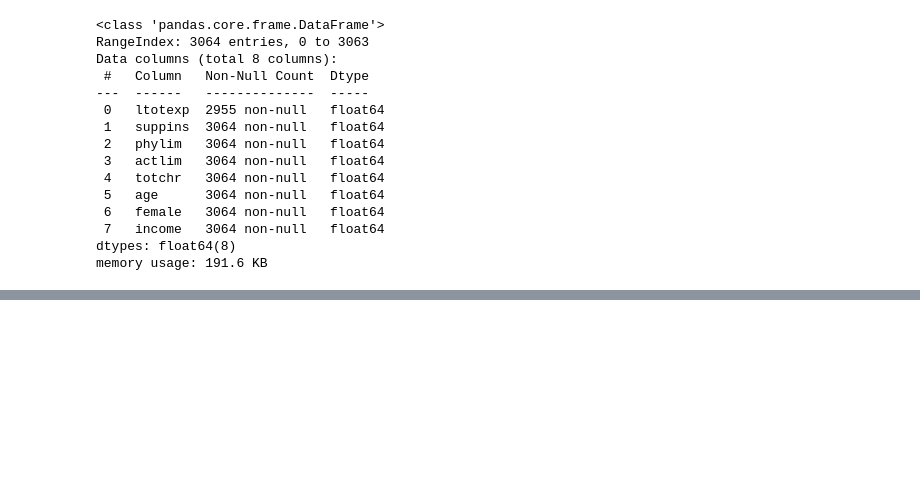
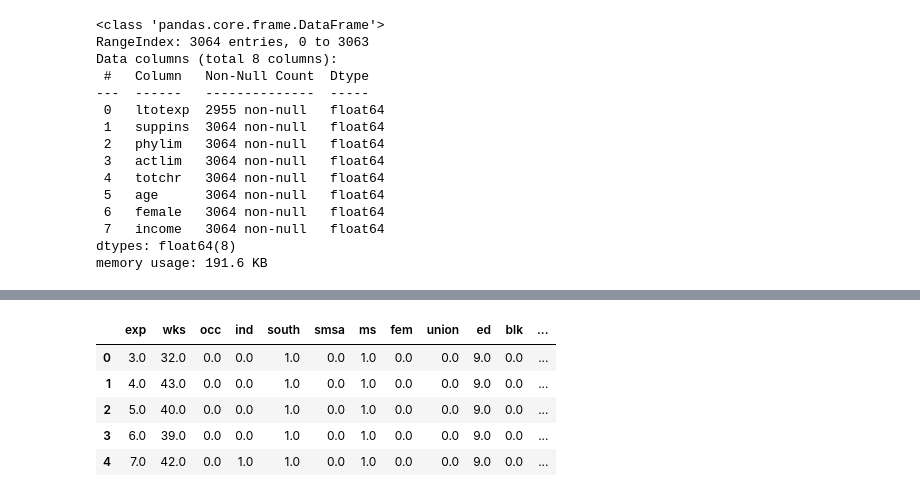
Before and after one commit to DavidGuzzi/MECMT09, a Jupyter notebook: clase_1.ipynb, the cells around one changed output, grey strips where cells are left out. Saved outputs shown, nothing was run; the diff lists cells and outputs as text; code cells hidden in the pictures; blank space fills up the shorter version.

```diff
--- a/clase_1.ipynb
+++ b/clase_1.ipynb
@@ -96,0 +121,19 @@ Notes:
+# %%
+import pandas as pd
+pd.set_option('display.max_columns', None)
+import pyreadstat as st
+import numpy as np
+import matplotlib.pyplot as plt
+
+
+path = r"C:\Users\HP\OneDrive\Escritorio\David Guzzi\DiTella\MEC\Materias\2025\2025 1T\[MT09] Econometría de Datos de Panel\Clases prácticas\PS 0-20250420\ps0_data\mus08psidextract.dta"
+
+df, meta = st.read_dta(path)
+df.head()
+# %% [output]
+|  | exp | wks | occ | ind | south | smsa | ms | fem | union | ed | blk | ... |
+| 0 | 3.0 | 32.0 | 0.0 | 0.0 | 1.0 | 0.0 | 1.0 | 0.0 | 0.0 | 9.0 | 0.0 | ... |
+| 1 | 4.0 | 43.0 | 0.0 | 0.0 | 1.0 | 0.0 | 1.0 | 0.0 | 0.0 | 9.0 | 0.0 | ... |
+| 2 | 5.0 | 40.0 | 0.0 | 0.0 | 1.0 | 0.0 | 1.0 | 0.0 | 0.0 | 9.0 | 0.0 | ... |
+| 3 | 6.0 | 39.0 | 0.0 | 0.0 | 1.0 | 0.0 | 1.0 | 0.0 | 0.0 | 9.0 | 0.0 | ... |
+| 4 | 7.0 | 42.0 | 0.0 | 1.0 | 1.0 | 0.0 | 1.0 | 0.0 | 0.0 | 9.0 | 0.0 | ... |
```
Also changed, not shown: parts of 14 cells of this notebook.
